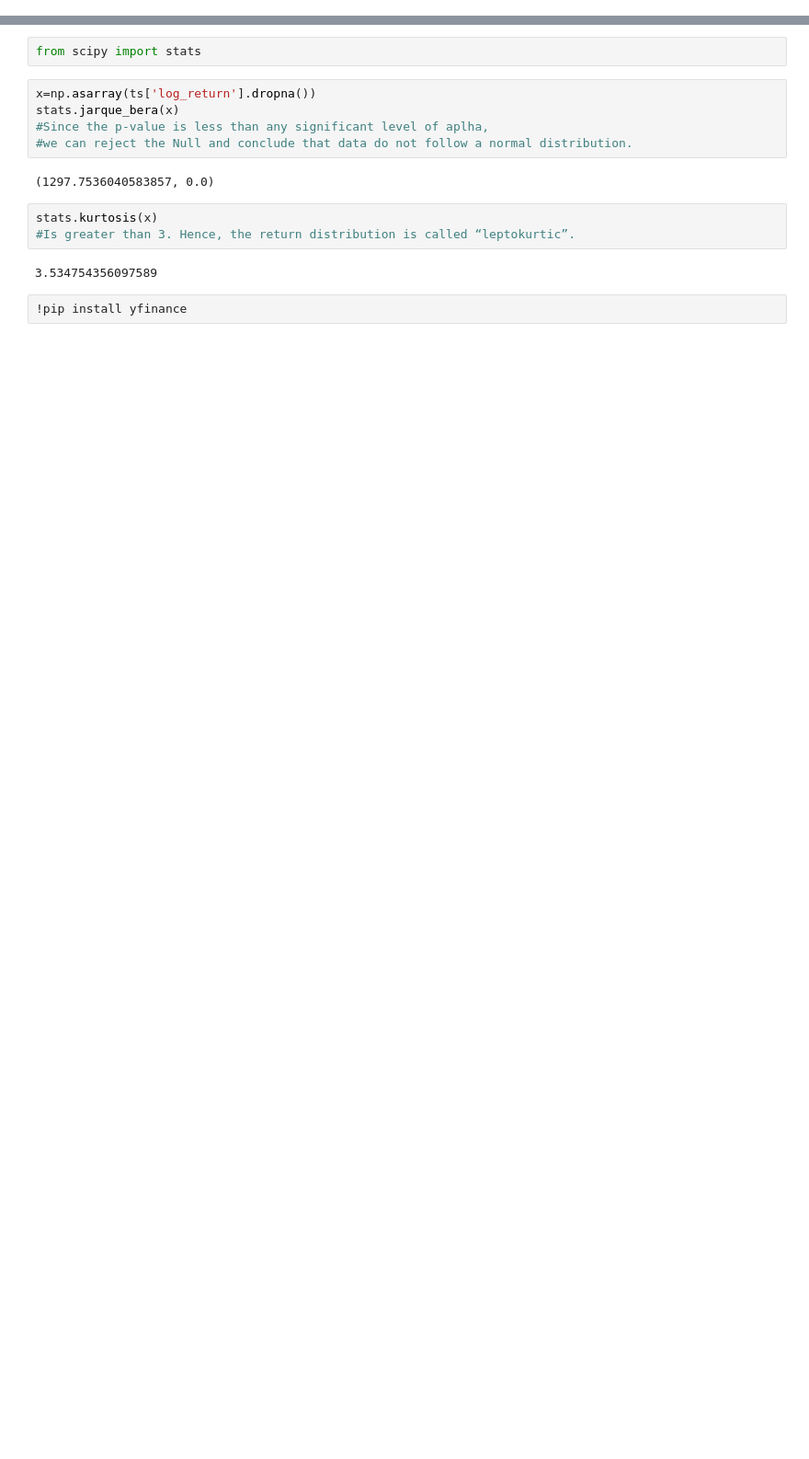
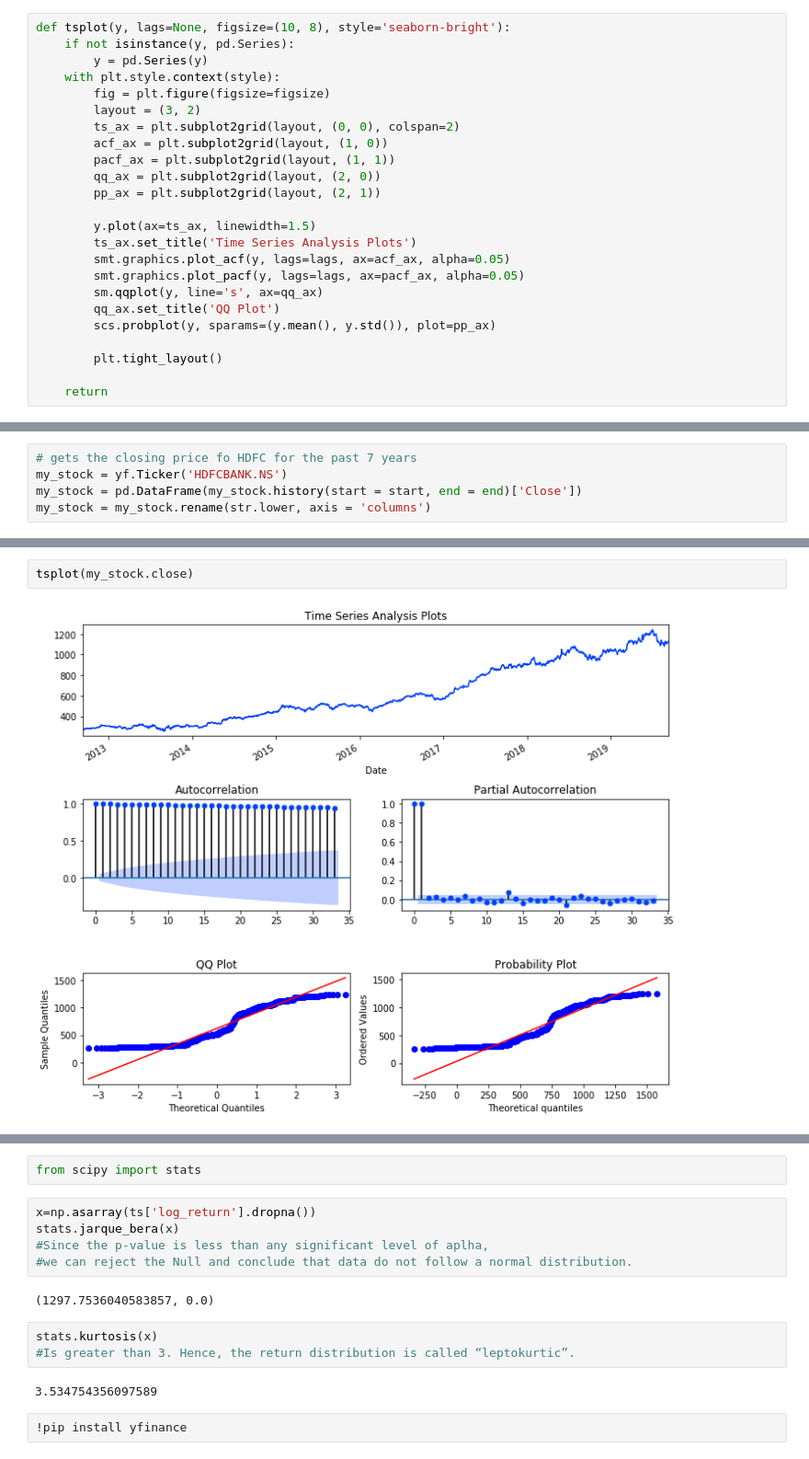
Before and after one commit to jesvin1/EPAT_TIMESERIES, a Jupyter notebook: LSTM.ipynb, the cells around one changed output, grey strips where cells are left out. Shown at 92% size. Cells and saved outputs as stored; diff of their text form; blank space fills up the shorter version.

```diff
--- a/LSTM.ipynb
+++ b/LSTM.ipynb
@@ -81,0 +95,24 @@ plt.show()
+# %%
+def tsplot(y, lags=None, figsize=(10, 8), style='seaborn-bright'):
+    if not isinstance(y, pd.Series):
+        y = pd.Series(y)
+    with plt.style.context(style):
+        fig = plt.figure(figsize=figsize)
+        layout = (3, 2)
+        ts_ax = plt.subplot2grid(layout, (0, 0), colspan=2)
+        acf_ax = plt.subplot2grid(layout, (1, 0))
+        pacf_ax = plt.subplot2grid(layout, (1, 1))
+        qq_ax = plt.subplot2grid(layout, (2, 0))
+        pp_ax = plt.subplot2grid(layout, (2, 1))
+
+        y.plot(ax=ts_ax, linewidth=1.5)
+        ts_ax.set_title('Time Series Analysis Plots')
+        smt.graphics.plot_acf(y, lags=lags, ax=acf_ax, alpha=0.05)
+        smt.graphics.plot_pacf(y, lags=lags, ax=pacf_ax, alpha=0.05)
+        sm.qqplot(y, line='s', ax=qq_ax)
+        qq_ax.set_title('QQ Plot')
+        scs.probplot(y, sparams=(y.mean(), y.std()), plot=pp_ax)
+
+        plt.tight_layout()
+
+    return
@@ -81,0 +174,5 @@ plt.show()
+# %%
+# gets the closing price fo HDFC for the past 7 years
+my_stock = yf.Ticker('HDFCBANK.NS')
+my_stock = pd.DataFrame(my_stock.history(start = start, end = end)['Close'])
+my_stock = my_stock.rename(str.lower, axis = 'columns')
@@ -81,0 +227,4 @@ plt.show()
+# %%
+tsplot(my_stock.close)
+# %% [output]
+[figure, added]
```
Also changed, not shown: parts of 33 cells of this notebook.
